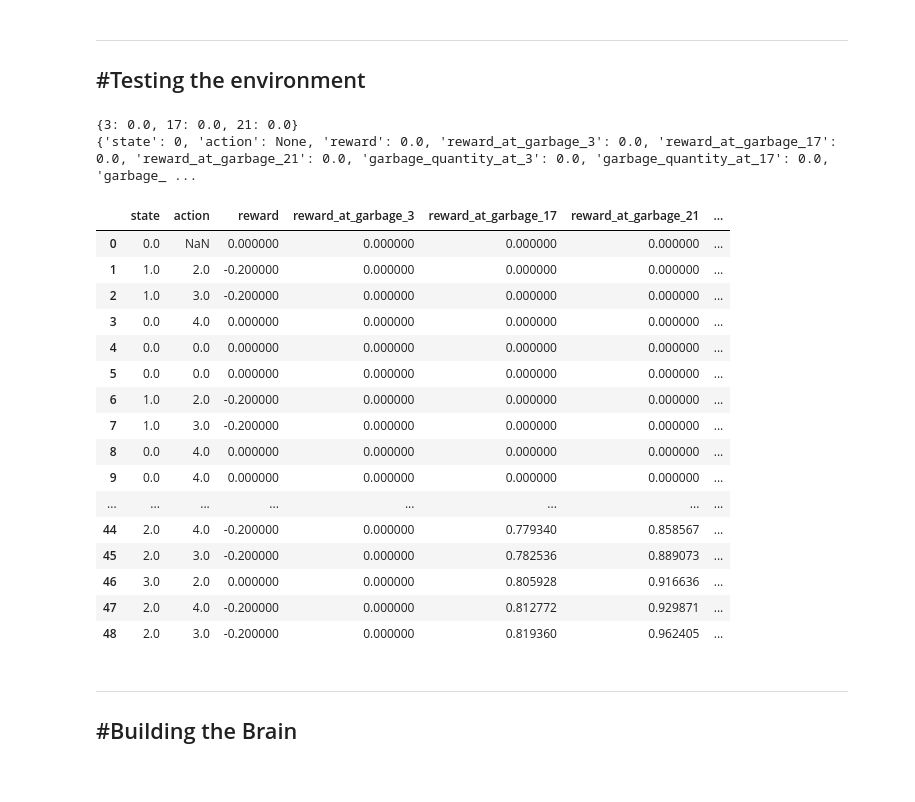
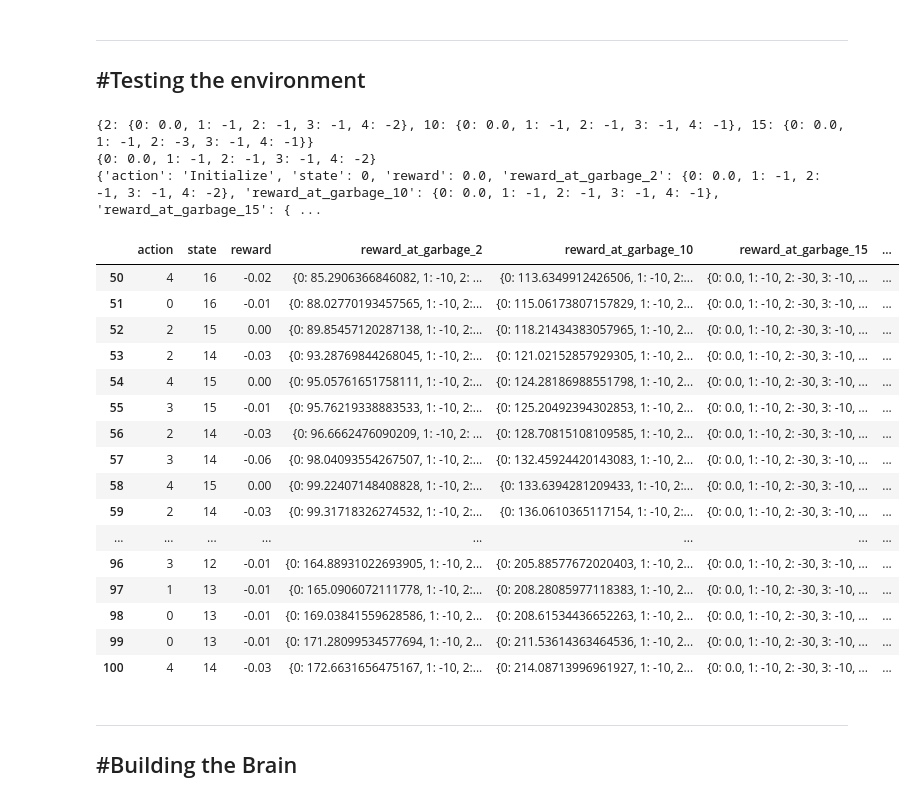
Before and after one commit to sattwiksuman/AI_for_Trash_Collection, a Jupyter notebook: Trash_Collection_RL_Project.ipynb, the cells around one changed output. Drawn from its saved outputs; the diff is of its cells as text; code cells hidden in the pictures.

```diff
--- a/Trash_Collection_RL_Project.ipynb
+++ b/Trash_Collection_RL_Project.ipynb
@@ -279,17 +355,19 @@ test_env = TrashEnv()
 
 # Reset the environment to get initial state
 state = test_env.reset()
+state = state[0]
 print(test_env.garbage_info)
+print(test_env.reward_space[2])
 
 # Create a list to store all states during the simulation
-columns=['state', 'action', 'reward']
-for key in garbage_info.keys():
+columns=['action', 'state', 'reward']
+for key in test_env.garbage_info.keys():
     columns.append(f'reward_at_garbage_{key}')
-for key in garbage_info.keys():
+for key in test_env.garbage_info.keys():
     columns.append(f'garbage_quantity_at_{key}')
 
-row = {'state':state, 'action': None, 'reward': 0.0}
-for key, val in zip(columns[3:6], garbage_info.values()):
+row = {'action': 'Initialize', 'state':state, 'reward': 0.0}
+for key, val in zip(columns[3:6], test_env.garbage_info.values()):
     row[key]=val
 for key, val in zip(columns[6:], test_env.garbage_quantity.values()):
     row[key]=val
@@ -301,39 +379,41 @@ test_log = test_log.append(row, ignore_index=True)  #the first row is the start
 
 # Loop over each time step in the episode
 done = False
-for _ in range(48):
+for _ in range(100):
     action = randint(0,4)
-    #print(action)
     state, reward, _, garbage_info = test_env.step(action)
-    row = {'state':state, 'action':action, 'reward': reward}
+    state=state[0]
+    #print('state', state)  #for debugging
+    row = {'action':action, 'state':state, 'reward': reward}
     for key, val in zip(columns[3:], garbage_info.values()):
         row[key]=val
     for key, val in zip(columns[6:], test_env.garbage_quantity.values()):
         row[key]=val
     test_log = test_log.append(row, ignore_index=True)
 # %% [output]
-{3: 0.0, 17: 0.0, 21: 0.0}
-{'state': 0, 'action': None, 'reward': 0.0, 'reward_at_garbage_3': 0.0, 'reward_at_garbage_17': 0.0, 'reward_at_garbage_21': 0.0, 'garbage_quantity_at_3': 0.0, 'garbage_quantity_at_17': 0.0, 'garbage_ ...
+{2: {0: 0.0, 1: -1, 2: -1, 3: -1, 4: -2}, 10: {0: 0.0, 1: -1, 2: -1, 3: -1, 4: -1}, 15: {0: 0.0, 1: -1, 2: -3, 3: -1, 4: -1}}
+{0: 0.0, 1: -1, 2: -1, 3: -1, 4: -2}
+{'action': 'Initialize', 'state': 0, 'reward': 0.0, 'reward_at_garbage_2': {0: 0.0, 1: -1, 2: -1, 3: -1, 4: -2}, 'reward_at_garbage_10': {0: 0.0, 1: -1, 2: -1, 3: -1, 4: -1}, 'reward_at_garbage_15': { ...
-# %%
-test_log
-# %% [output]
-|  | state | action | reward | reward_at_garbage_3 | reward_at_garbage_17 | reward_at_garbage_21 | ... |
-| 0 | 0.0 | NaN | 0.000000 | 0.000000 | 0.000000 | 0.000000 | ... |
-| 1 | 1.0 | 2.0 | -0.200000 | 0.000000 | 0.000000 | 0.000000 | ... |
-| 2 | 1.0 | 3.0 | -0.200000 | 0.000000 | 0.000000 | 0.000000 | ... |
-| 3 | 0.0 | 4.0 | 0.000000 | 0.000000 | 0.000000 | 0.000000 | ... |
-| 4 | 0.0 | 0.0 | 0.000000 | 0.000000 | 0.000000 | 0.000000 | ... |
-| 5 | 0.0 | 0.0 | 0.000000 | 0.000000 | 0.000000 | 0.000000 | ... |
-| 6 | 1.0 | 2.0 | -0.200000 | 0.000000 | 0.000000 | 0.000000 | ... |
-| 7 | 1.0 | 3.0 | -0.200000 | 0.000000 | 0.000000 | 0.000000 | ... |
-| 8 | 0.0 | 4.0 | 0.000000 | 0.000000 | 0.000000 | 0.000000 | ... |
-| 9 | 0.0 | 4.0 | 0.000000 | 0.000000 | 0.000000 | 0.000000 | ... |
-| ... | ... | ... | ... | ... | ... | ... | ... |
-| 44 | 2.0 | 4.0 | -0.200000 | 0.000000 | 0.779340 | 0.858567 | ... |
-| 45 | 2.0 | 3.0 | -0.200000 | 0.000000 | 0.782536 | 0.889073 | ... |
-| 46 | 3.0 | 2.0 | 0.000000 | 0.000000 | 0.805928 | 0.916636 | ... |
-| 47 | 2.0 | 4.0 | -0.200000 | 0.000000 | 0.812772 | 0.929871 | ... |
-| 48 | 2.0 | 3.0 | -0.200000 | 0.000000 | 0.819360 | 0.962405 | ... |
+# %%
+ test_log.loc[50:100]
+# %% [output]
+|  | action | state | reward | reward_at_garbage_2 | reward_at_garbage_10 | reward_at_garbage_15 | ... |
+| 50 | 4 | 16 | -0.02 | {0: 85.2906366846082, 1: -10, 2: ... | {0: 113.6349912426506, 1: -10, 2:... | {0: 0.0, 1: -10, 2: -30, 3: -10, ... | ... |
+| 51 | 0 | 16 | -0.01 | {0: 88.02770193457565, 1: -10, 2:... | {0: 115.06173807157829, 1: -10, 2... | {0: 0.0, 1: -10, 2: -30, 3: -10, ... | ... |
+| 52 | 2 | 15 | 0.00 | {0: 89.85457120287138, 1: -10, 2:... | {0: 118.21434383057965, 1: -10, 2... | {0: 0.0, 1: -10, 2: -30, 3: -10, ... | ... |
+| 53 | 2 | 14 | -0.03 | {0: 93.28769844268045, 1: -10, 2:... | {0: 121.02152857929305, 1: -10, 2... | {0: 0.0, 1: -10, 2: -30, 3: -10, ... | ... |
+| 54 | 4 | 15 | 0.00 | {0: 95.05761651758111, 1: -10, 2:... | {0: 124.28186988551798, 1: -10, 2... | {0: 0.0, 1: -10, 2: -30, 3: -10, ... | ... |
+| 55 | 3 | 15 | -0.01 | {0: 95.76219338883533, 1: -10, 2:... | {0: 125.20492394302853, 1: -10, 2... | {0: 0.0, 1: -10, 2: -30, 3: -10, ... | ... |
+| 56 | 2 | 14 | -0.03 | {0: 96.6662476090209, 1: -10, 2: ... | {0: 128.70815108109585, 1: -10, 2... | {0: 0.0, 1: -10, 2: -30, 3: -10, ... | ... |
+| 57 | 3 | 14 | -0.06 | {0: 98.04093554267507, 1: -10, 2:... | {0: 132.45924420143083, 1: -10, 2... | {0: 0.0, 1: -10, 2: -30, 3: -10, ... | ... |
+| 58 | 4 | 15 | 0.00 | {0: 99.22407148408828, 1: -10, 2:... | {0: 133.6394281209433, 1: -10, 2:... | {0: 0.0, 1: -10, 2: -30, 3: -10, ... | ... |
+| 59 | 2 | 14 | -0.03 | {0: 99.31718326274532, 1: -10, 2:... | {0: 136.0610365117154, 1: -10, 2:... | {0: 0.0, 1: -10, 2: -30, 3: -10, ... | ... |
+| ... | ... | ... | ... | ... | ... | ... | ... |
+| 96 | 3 | 12 | -0.01 | {0: 164.88931022693905, 1: -10, 2... | {0: 205.88577672020403, 1: -10, 2... | {0: 0.0, 1: -10, 2: -30, 3: -10, ... | ... |
+| 97 | 1 | 13 | -0.01 | {0: 165.0906072111778, 1: -10, 2:... | {0: 208.28085977118383, 1: -10, 2... | {0: 0.0, 1: -10, 2: -30, 3: -10, ... | ... |
+| 98 | 0 | 13 | -0.01 | {0: 169.03841559628586, 1: -10, 2... | {0: 208.61534436652263, 1: -10, 2... | {0: 0.0, 1: -10, 2: -30, 3: -10, ... | ... |
+| 99 | 0 | 13 | -0.01 | {0: 171.28099534577694, 1: -10, 2... | {0: 211.53614363464536, 1: -10, 2... | {0: 0.0, 1: -10, 2: -30, 3: -10, ... | ... |
+| 100 | 4 | 14 | -0.03 | {0: 172.6631656475167, 1: -10, 2:... | {0: 214.08713996961927, 1: -10, 2... | {0: 0.0, 1: -10, 2: -30, 3: -10, ... | ... |
 # %% [markdown]
 ---
 #Building the Brain
```
Also changed, not shown: parts of 15 cells of this notebook.
